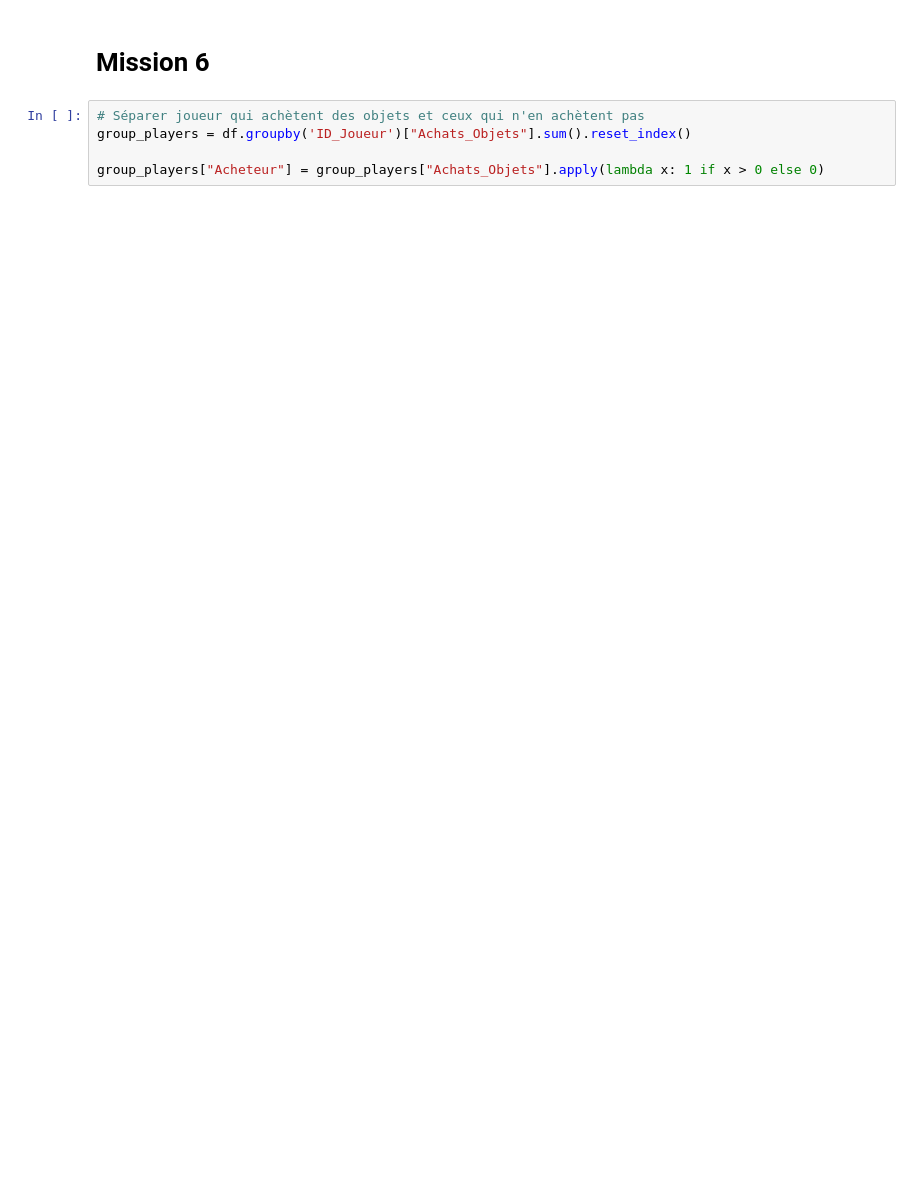
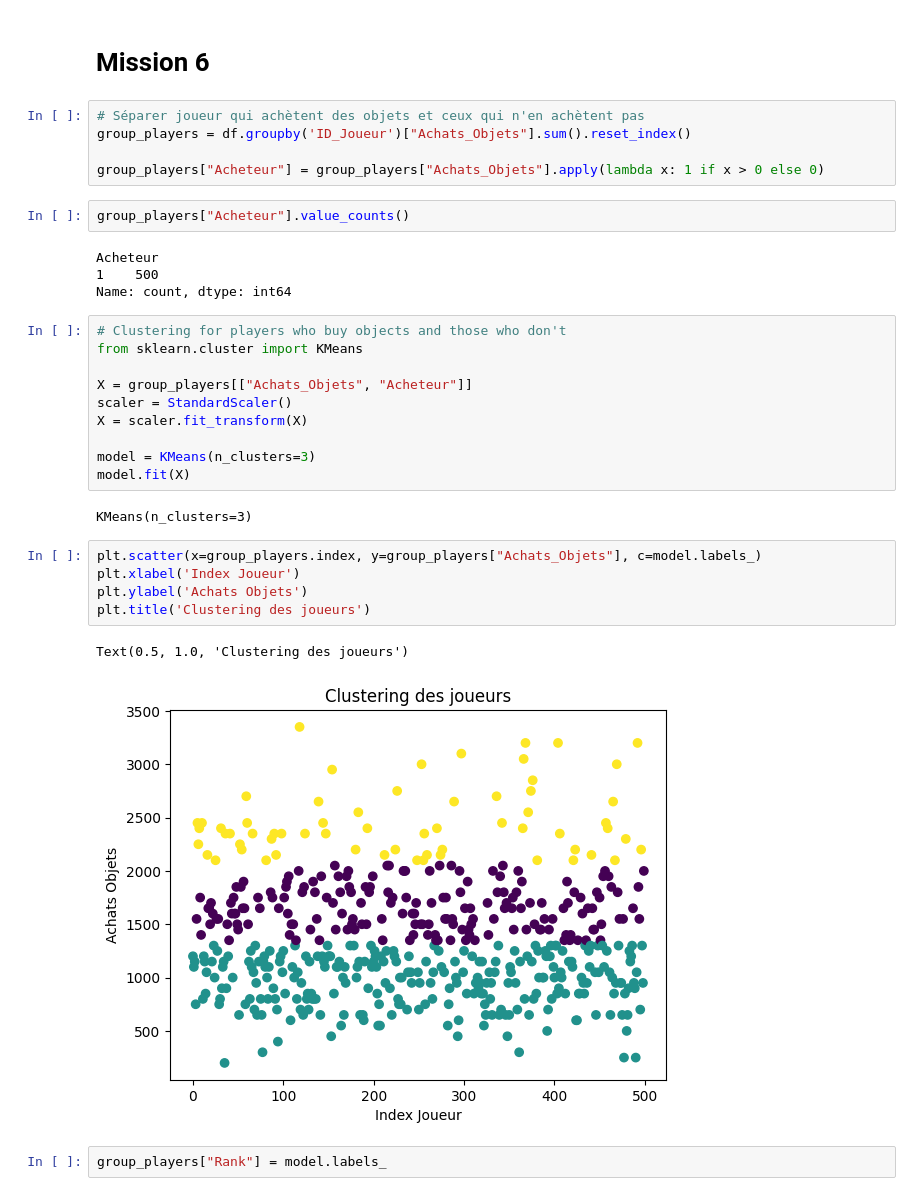
Before and after one commit to Fod9/dataquest, a Jupyter notebook: data_quest.ipynb, the cells around one changed output. Cells and saved outputs as stored; diff of their text form; blank space fills up the shorter version.

```diff
--- a/data_quest.ipynb
+++ b/data_quest.ipynb
@@ -324,3 +318,31 @@ plt.scatter(x=y_test.index, y=y_pred, color='red')
 group_players = df.groupby('ID_Joueur')["Achats_Objets"].sum().reset_index()
 
 group_players["Acheteur"] = group_players["Achats_Objets"].apply(lambda x: 1 if x > 0 else 0)
+# %%
+group_players["Acheteur"].value_counts()
+# %% [output]
+Acheteur
+1    500
+Name: count, dtype: int64
+# %%
+# Clustering for players who buy objects and those who don't
+from sklearn.cluster import KMeans
+
+X = group_players[["Achats_Objets", "Acheteur"]]
+scaler = StandardScaler()
+X = scaler.fit_transform(X)
+
+model = KMeans(n_clusters=3)
+model.fit(X)
+# %% [output]
+KMeans(n_clusters=3)
+# %%
+plt.scatter(x=group_players.index, y=group_players["Achats_Objets"], c=model.labels_)
+plt.xlabel('Index Joueur')
+plt.ylabel('Achats Objets')
+plt.title('Clustering des joueurs')
+# %% [output]
+Text(0.5, 1.0, 'Clustering des joueurs')
+[figure, added]
+# %%
+group_players["Rank"] = model.labels_
```
Also changed, not shown: parts of 7 cells of this notebook.
